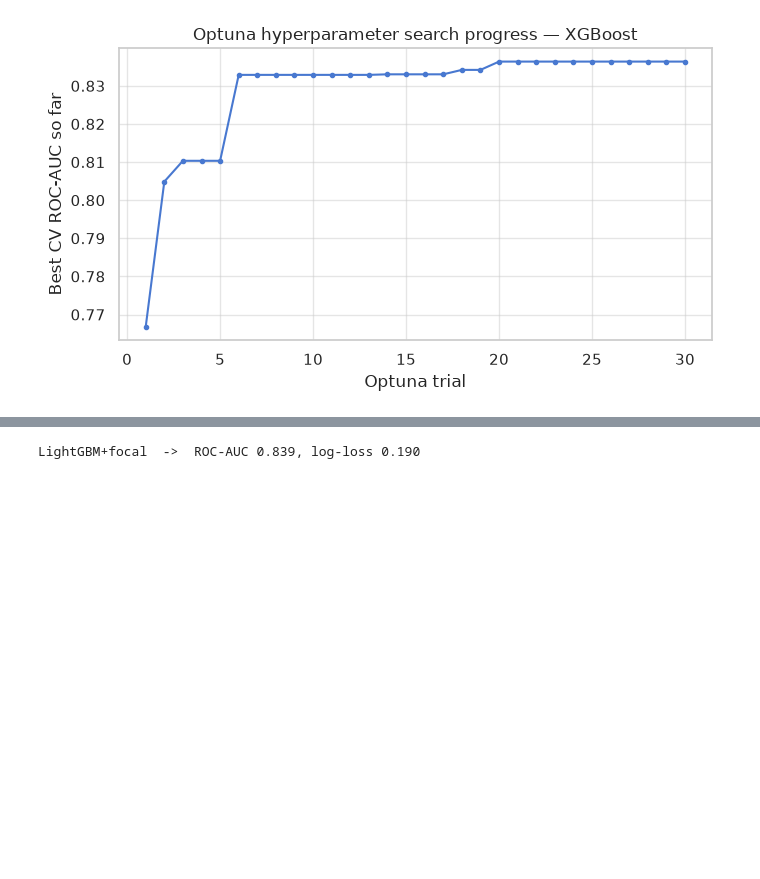
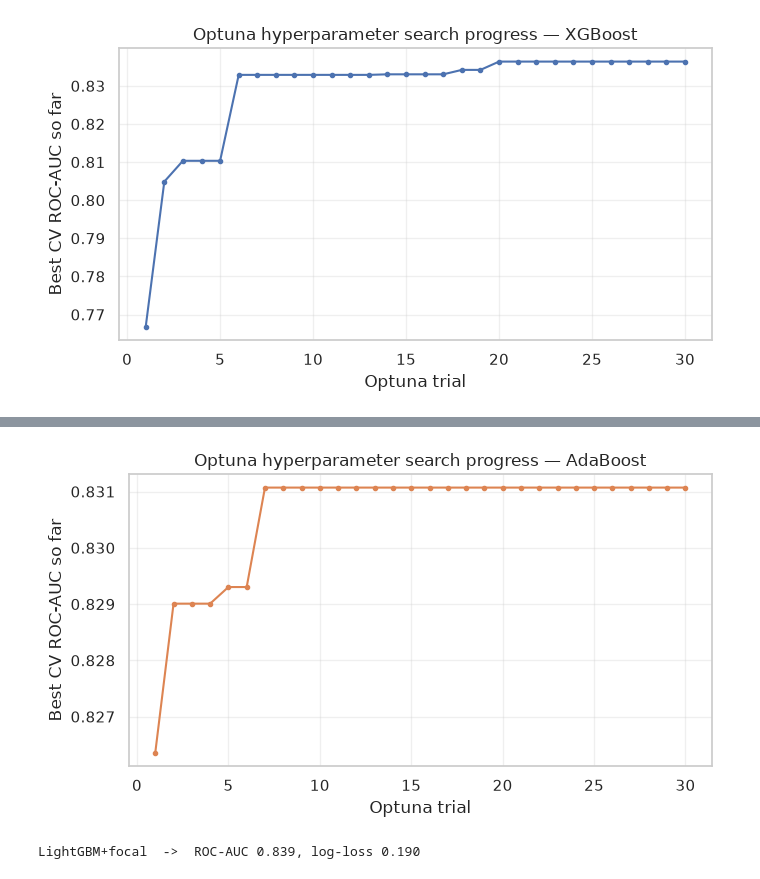
Before and after one commit to coleRodneyMigisha/ai-assignment-02-cole-charis, a Jupyter notebook: Assignment 2/Stroke_Risk_Analysis_ChronicClinic_Triage.ipynb, the cells around one changed output, grey strips where cells are left out. Drawn from its saved outputs; the diff is of its cells as text; code cells hidden in the pictures; blank space fills up the shorter version.

Commit message:
hyperparameter tuning

```diff
--- a/Assignment 2/Stroke_Risk_Analysis_ChronicClinic_Triage.ipynb
+++ b/Assignment 2/Stroke_Risk_Analysis_ChronicClinic_Triage.ipynb
@@ -674,3 +1277,44 @@ plt.tight_layout(); plt.show()
+# %%
+# --- Plot AdaBoost Optuna search progress ---
+
+ada_trial_values = [
+    trial.value
+    for trial in ada_study.trials
+    if trial.value is not None
+]
+
+fig, ax = plt.subplots(
+    figsize=(7, 4)
+)
+
+ax.plot(
+    range(1, len(ada_trial_values) + 1),
+    np.maximum.accumulate(ada_trial_values),
+    marker='o',
+    ms=3,
+    color='#DD8452'
+)
+
+ax.set_xlabel(
+    'Optuna trial'
+)
+
+ax.set_ylabel(
+    'Best CV ROC-AUC so far'
+)
+
+ax.set_title(
+    'Optuna hyperparameter search progress — AdaBoost'
+)
+
+ax.grid(
+    alpha=0.3
+)
+
+plt.tight_layout()
+plt.show()
+# %% [output]
+[figure, added]
 # %%
 # --- LightGBM with a custom focal-loss objective ---
 def focal_loss_lgb(alpha=0.25, gamma=2.0):
```
Also changed, not shown: parts of 6 cells of this notebook, 3 other files.
